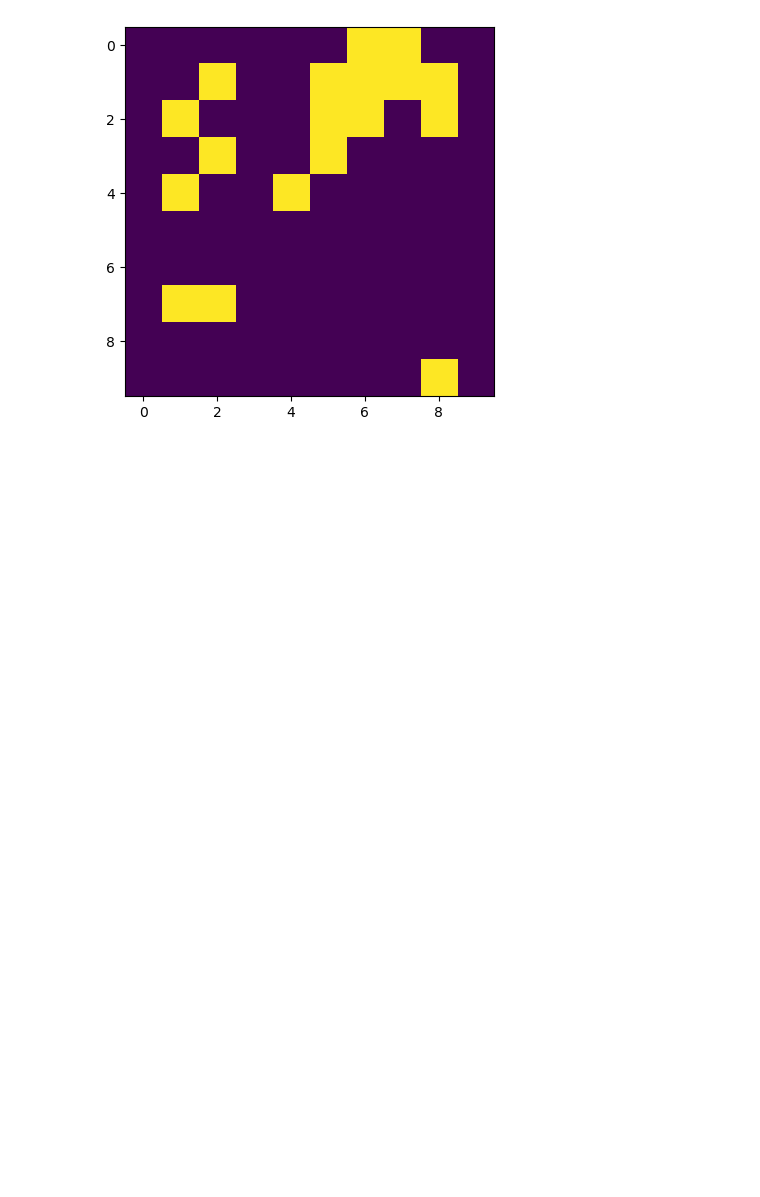
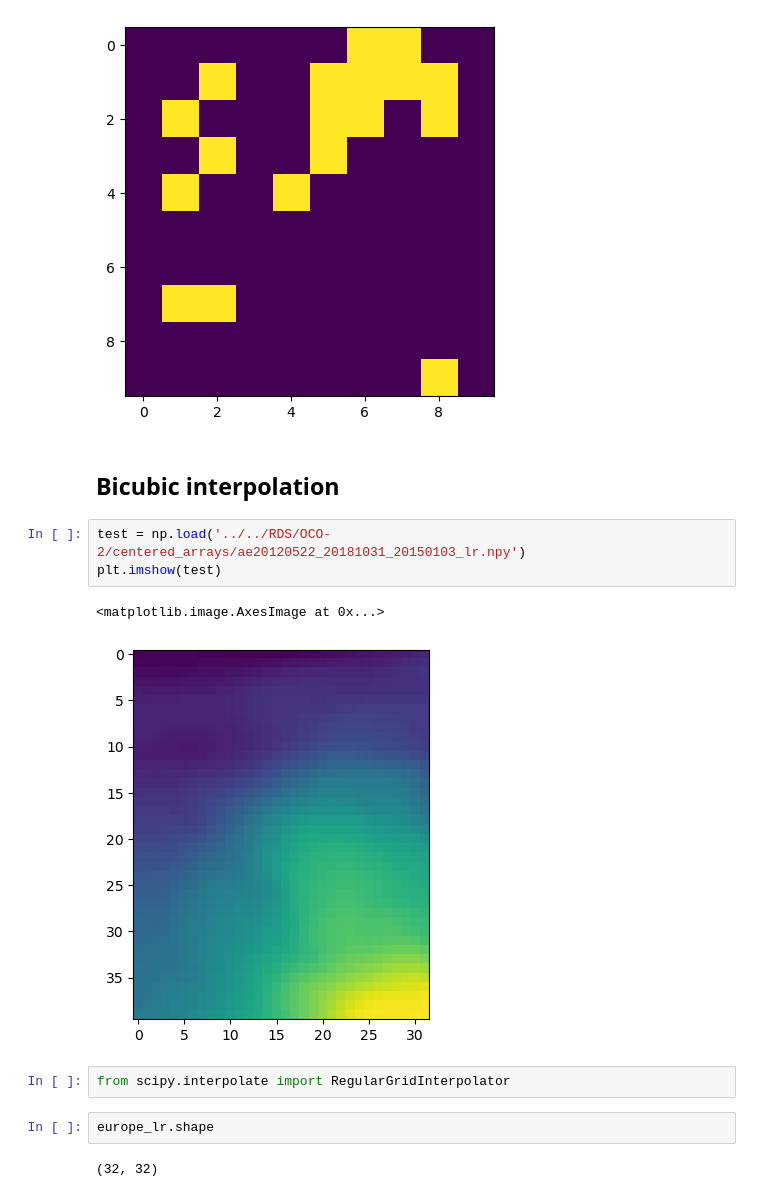
Before and after one commit to ar1619/DBPN_2, a Jupyter notebook: LST.ipynb, the cells around one changed output. Saved outputs shown, nothing was run; the diff lists cells and outputs as text; blank space fills up the shorter version.

```diff
--- a/LST.ipynb
+++ b/LST.ipynb
@@ -130,3 +156,17 @@ plt.imshow(label_lr)
 # %% [output]
 <matplotlib.image.AxesImage at 0x...>
 [figure]
+# %% [markdown]
+##  Bicubic interpolation
+# %%
+test = np.load('../../RDS/OCO-2/centered_arrays/ae20120522_20181031_20150103_lr.npy')
+plt.imshow(test)
+# %% [output]
+<matplotlib.image.AxesImage at 0x...>
+[figure, added]
+# %%
+from scipy.interpolate import RegularGridInterpolator
+# %%
+europe_lr.shape
+# %% [output]
+(32, 32)
```
Also changed, not shown: parts of 19 cells of this notebook, 6 other files.
